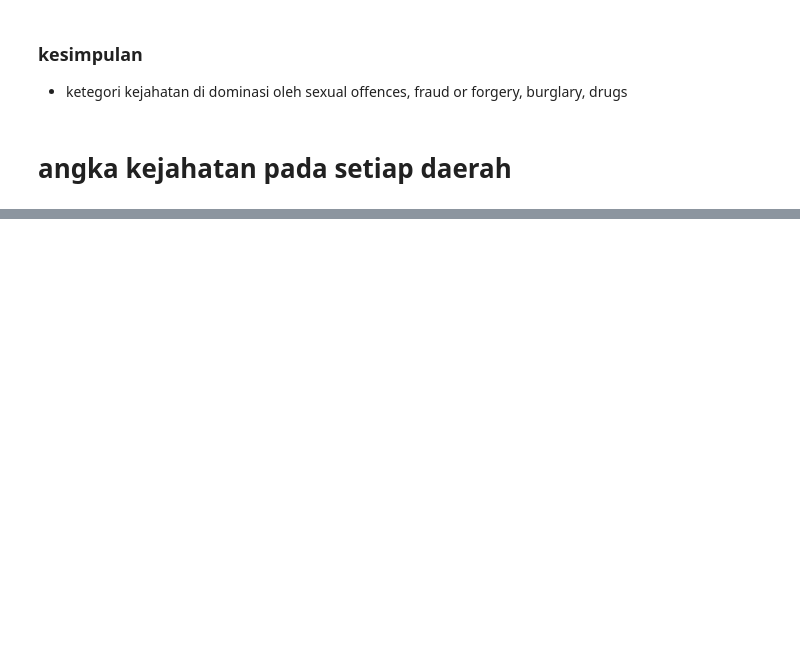
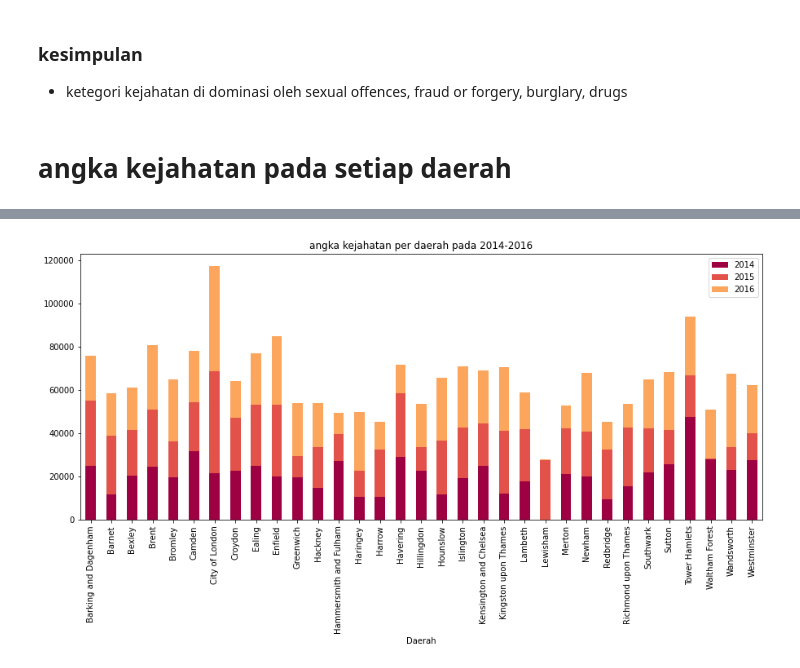
Before and after one commit to ainajefelina/Studi-Independen, a Jupyter notebook: Assignment 1/Percobaan 3/bismillah.ipynb, the cells around one changed output, grey strips where cells are left out. Cells and saved outputs as stored; diff of their text form; code cells hidden in the pictures; blank space fills up the shorter version.

```diff
--- a/Assignment 1/Percobaan 3/bismillah.ipynb
+++ b/Assignment 1/Percobaan 3/bismillah.ipynb
@@ -226,0 +268,15 @@ plt.show()
+# %%
+# total 2015
+daerah= df_15['borough'].unique()
+angka15 = df_15.groupby('borough').sum()
+total_angka15=angka15['value'].to_numpy()
+
+n = len(daerah)
+for i in range(n):
+    for j in range (0, n-i-1):
+        if daerah[j]>daerah[j+1]:
+            daerah[j], daerah[j+1] = daerah[j+1], daerah[j]
+            total_angka15[j],total_angka15[j+1] =total_angka15[j+1], total_angka15[j]
+
+print(daerah)
+print(total_angka15)
@@ -226,0 +294,15 @@ plt.show()
+# %%
+# total 2016
+daerah= df_16['borough'].unique()
+angka16 = df_16.groupby('borough').sum()
+total_angka16=angka16['value'].to_numpy()
+
+n = len(daerah)
+for i in range(n):
+    for j in range (0, n-i-1):
+        if daerah[j]>daerah[j+1]:
+            daerah[j], daerah[j+1] = daerah[j+1], daerah[j]
+            total_angka16[j],total_angka16[j+1] =total_angka16[j+1], total_angka16[j]
+
+print(daerah)
+print(total_angka16)
@@ -226,0 +320,4 @@ plt.show()
+# %%
+df_kej_daerah=pd.DataFrame({'Daerah': daerah, '2014': total_angka14, '2015': total_angka15, '2016': total_angka16})
+df_kej_daerah['Total'] = df_kej_daerah.sum(axis=1)
+df_kej_daerah
@@ -226,0 +342,3 @@ plt.show()
+# %%
+df_kej_daerah_tnp_total=df_kej_daerah.drop('Total', axis=1)
+df_kej_daerah_tnp_total.set_index('Daerah', inplace=True)
@@ -226,0 +365,10 @@ plt.show()
+# %%
+color1= [cmap(i) for i in np.linspace(0, 1, 8)]
+df_kej_daerah_tnp_total.plot(kind='bar',
+                                         figsize=(15,6),
+                                         stacked=True,
+                                         color=color1)
+plt.title('angka kejahatan per daerah pada 2014-2016')
+plt.show()
+# %% [output]
+[figure, added]
```
Also changed, not shown: parts of 13 cells of this notebook, 1 other file.
